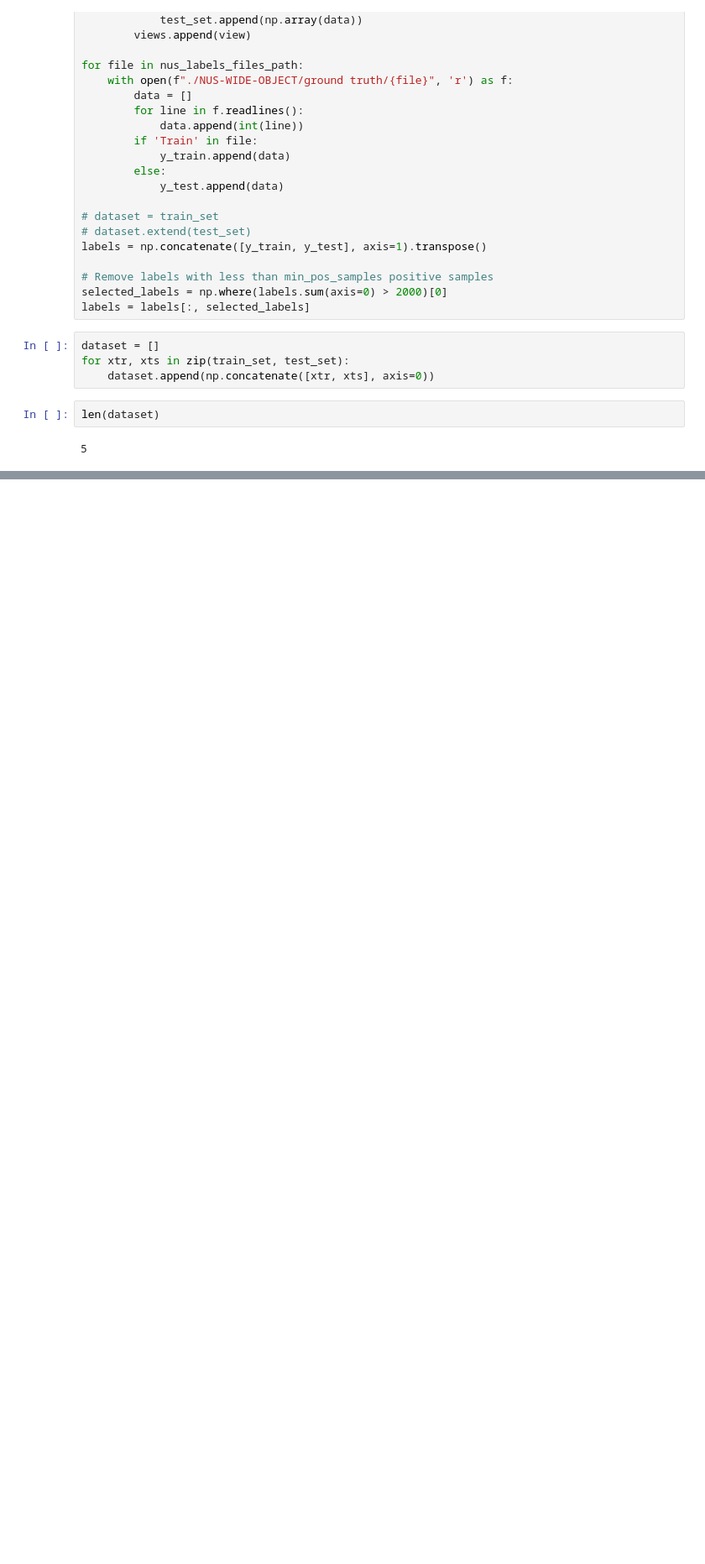
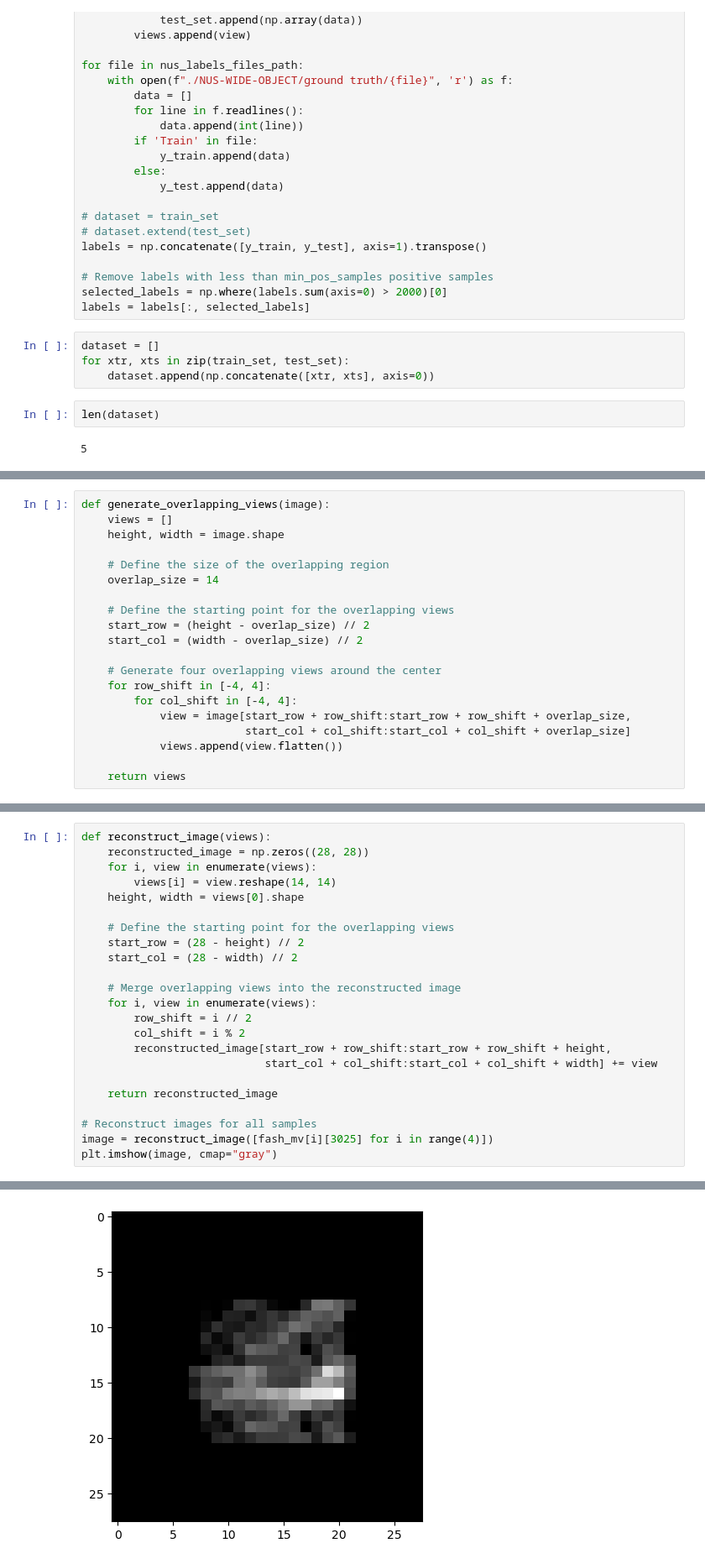
Before and after one commit to adidi24/Multi-View-Majority-Vote-Learning-Algorithms-Direct-Minimization-of-PAC-Bayesian-Bounds, a Jupyter notebook: data/dataset.ipynb, the cells around one changed output, grey strips where cells are left out. Shown: that part at 84% size. Drawn from its saved outputs; the diff is of its cells as text; blank space fills up the shorter version.

```diff
--- a/data/dataset.ipynb
+++ b/data/dataset.ipynb
@@ -560,0 +591,20 @@ array([[0, 0],
+# %%
+def generate_overlapping_views(image):
+    views = []
+    height, width = image.shape
+
+    # Define the size of the overlapping region
+    overlap_size = 14
+
+    # Define the starting point for the overlapping views
+    start_row = (height - overlap_size) // 2
+    start_col = (width - overlap_size) // 2
+
+    # Generate four overlapping views around the center
+    for row_shift in [-4, 4]:
+        for col_shift in [-4, 4]:
+            view = image[start_row + row_shift:start_row + row_shift + overlap_size,
+                         start_col + col_shift:start_col + col_shift + overlap_size]
+            views.append(view.flatten())
+
+    return views
@@ -560,0 +662,24 @@ array([[0, 0],
+# %%
+def reconstruct_image(views):
+    reconstructed_image = np.zeros((28, 28))
+    for i, view in enumerate(views):
+        views[i] = view.reshape(14, 14)
+    height, width = views[0].shape
+
+    # Define the starting point for the overlapping views
+    start_row = (28 - height) // 2
+    start_col = (28 - width) // 2
+
+    # Merge overlapping views into the reconstructed image
+    for i, view in enumerate(views):
+        row_shift = i // 2
+        col_shift = i % 2
+        reconstructed_image[start_row + row_shift:start_row + row_shift + height,
+                            start_col + col_shift:start_col + col_shift + width] += view
+
+    return reconstructed_image
+
+# Reconstruct images for all samples
+image = reconstruct_image([fash_mv[i][3025] for i in range(4)])
+plt.imshow(image, cmap="gray")
+# %% [output]
@@ -560,0 +687 @@ array([[0, 0],
+[figure, added]
```
Also changed, not shown: parts of 10 cells of this notebook, 8 other files.
